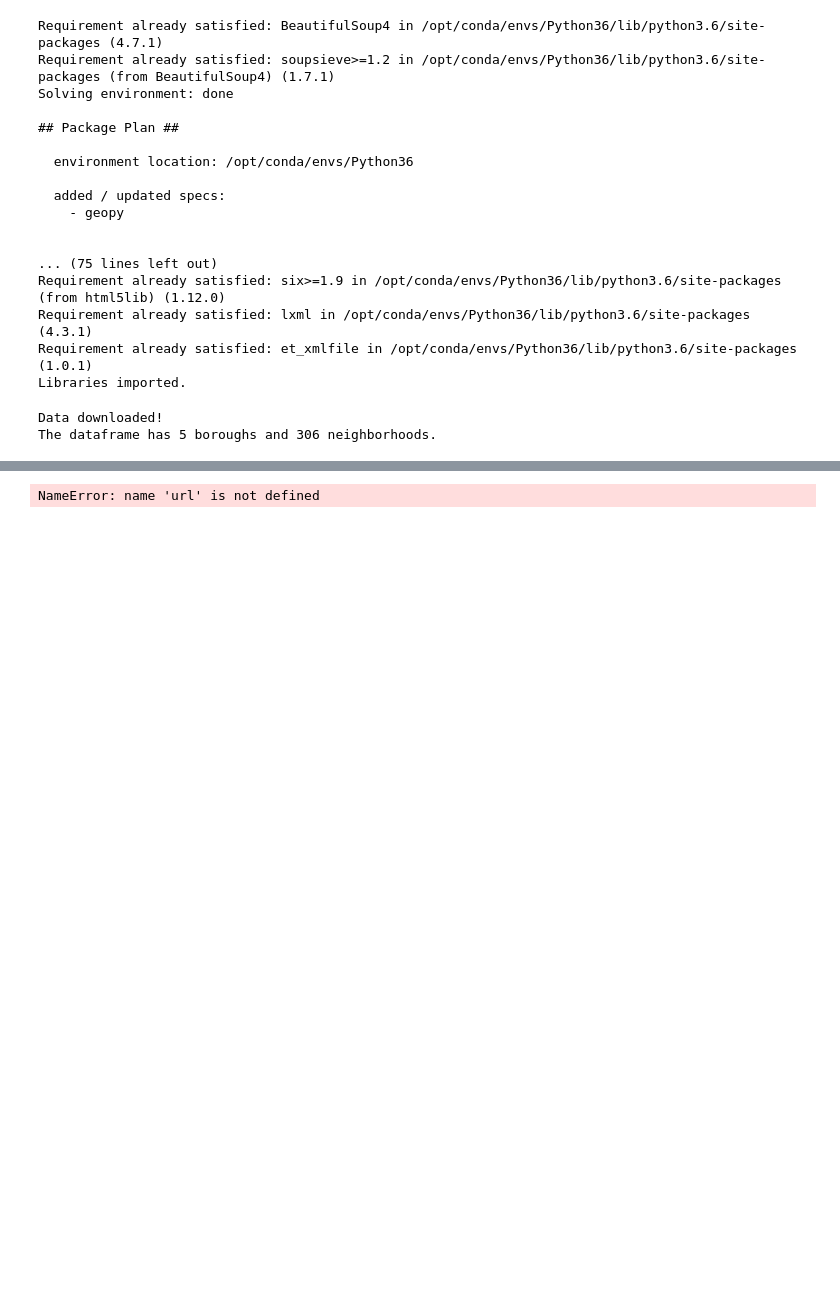
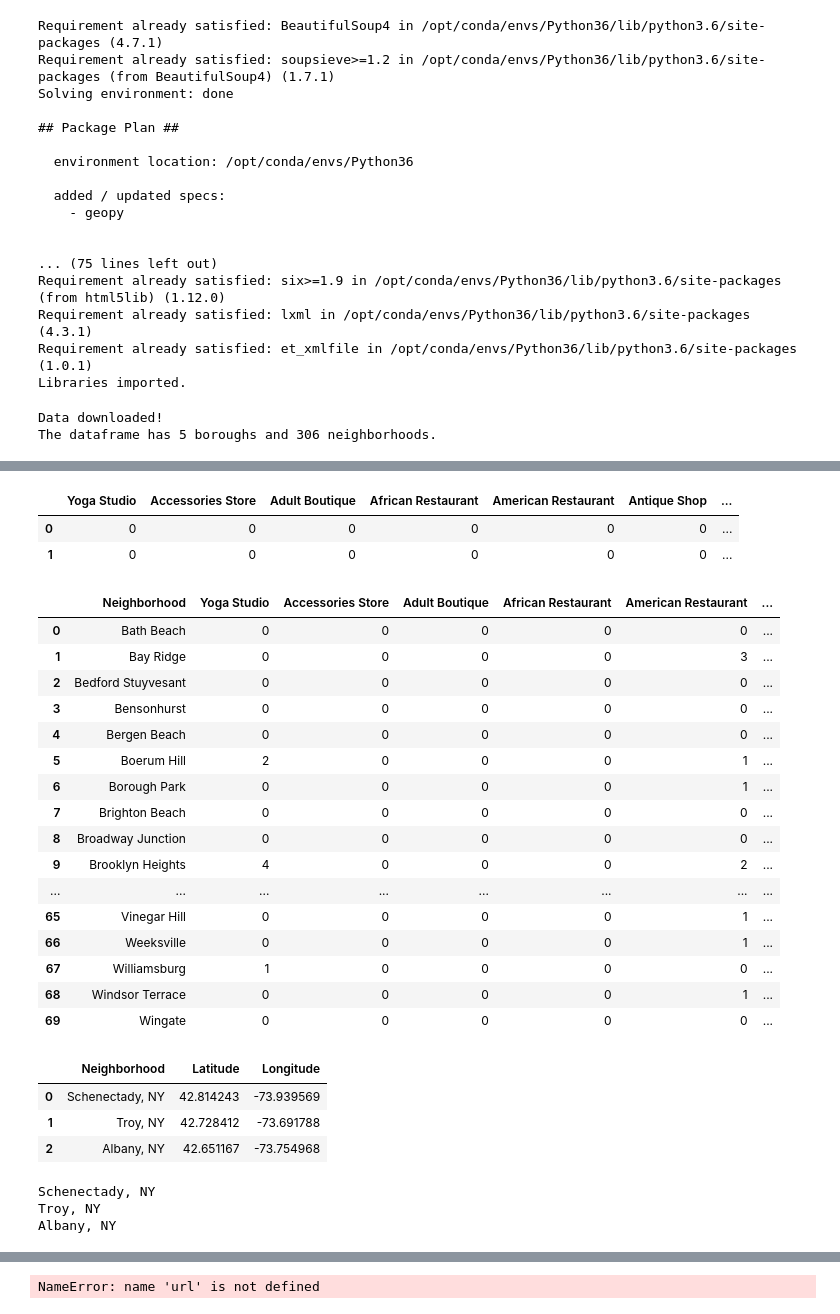
Before and after one commit to stryder518/Data_Science_Capstone, a Jupyter notebook: Data Science Capstone.ipynb, the cells around one changed output, grey strips where cells are left out. Saved outputs shown, nothing was run; the diff lists cells and outputs as text; code cells hidden in the pictures; blank space fills up the shorter version.

Commit message:
Published from Watson Studio.

```diff
--- a/Data Science Capstone.ipynb
+++ b/Data Science Capstone.ipynb
@@ -194,0 +242,4 @@ The geograpical coordinate of Brooklyn are 40.6501038, -73.9495823.
+# %%
+bk_venues = getNearbyVenues(names=brooklyn_data['Neighborhood'],
+                                   latitudes=brooklyn_data['Latitude'],
+                                   longitudes=brooklyn_data['Longitude'])
@@ -194,0 +281,63 @@ The geograpical coordinate of Brooklyn are 40.6501038, -73.9495823.
+# %%
+#Clean the BK Data.
+# one hot encoding
+bk_onehot = pd.get_dummies(bk_venues[['Venue Category']], prefix="", prefix_sep="") ##this is important.
+
+# add neighborhood column back to dataframe
+bk_onehot['Neighborhood'] = bk_venues['Neighborhood']
+
+# move neighborhood column to the first column
+fixed_columns = [bk_onehot.columns[-1]] + list(bk_onehot.columns[:-1])
+bk_onehot = bk_onehot[fixed_columns]
+
+bk_onehot.head(2)
+# %% [output]
+|  | Yoga Studio | Accessories Store | Adult Boutique | African Restaurant | American Restaurant | Antique Shop | ... |
+| 0 | 0 | 0 | 0 | 0 | 0 | 0 | ... |
+| 1 | 0 | 0 | 0 | 0 | 0 | 0 | ... |
+# %%
+bk_grouped = bk_onehot.groupby('Neighborhood').sum().reset_index() #each of these means is the total number of all venues on the denominaotr and the # of that venue type as the numerator.  e.g. (1/66)
+bk_grouped
+# %% [output]
+|  | Neighborhood | Yoga Studio | Accessories Store | Adult Boutique | African Restaurant | American Restaurant | ... |
+| 0 | Bath Beach | 0 | 0 | 0 | 0 | 0 | ... |
+| 1 | Bay Ridge | 0 | 0 | 0 | 0 | 3 | ... |
+| 2 | Bedford Stuyvesant | 0 | 0 | 0 | 0 | 0 | ... |
+| 3 | Bensonhurst | 0 | 0 | 0 | 0 | 0 | ... |
+| 4 | Bergen Beach | 0 | 0 | 0 | 0 | 0 | ... |
+| 5 | Boerum Hill | 2 | 0 | 0 | 0 | 1 | ... |
+| 6 | Borough Park | 0 | 0 | 0 | 0 | 1 | ... |
+| 7 | Brighton Beach | 0 | 0 | 0 | 0 | 0 | ... |
+| 8 | Broadway Junction | 0 | 0 | 0 | 0 | 0 | ... |
+| 9 | Brooklyn Heights | 4 | 0 | 0 | 0 | 2 | ... |
+| ... | ... | ... | ... | ... | ... | ... | ... |
+| 65 | Vinegar Hill | 0 | 0 | 0 | 0 | 1 | ... |
+| 66 | Weeksville | 0 | 0 | 0 | 0 | 1 | ... |
+| 67 | Williamsburg | 1 | 0 | 0 | 0 | 0 | ... |
+| 68 | Windsor Terrace | 0 | 0 | 0 | 0 | 1 | ... |
+| 69 | Wingate | 0 | 0 | 0 | 0 | 0 | ... |
+# %%
+#Get New York Data
+
+ny_addys = ['Schenectady, NY', 'Troy, NY', 'Albany, NY']
+ny_lats = []
+ny_long = []
+
+for i in range(0,3) :
+    geolocator = Nominatim(user_agent="ny_explorer")
+    location = geolocator.geocode(ny_addys[i])
+    latitude = location.latitude
+    longitude = location.longitude
+    ny_lats.append(latitude)
+    ny_long.append(longitude)
+
+    #print('The geograpical coordinate of {} are {}, {}.'.format(ny_addys[i],latitude, longitude))
+
+#create a neighborhood dataframe out of the information used to search for lat longs. Going to use this to search the Foursquare API.
+upstate = pd.DataFrame({'Neighborhood': ny_addys, 'Latitude': ny_lats, 'Longitude': ny_long})
+upstate.head(3)
+# %% [output]
+|  | Neighborhood | Latitude | Longitude |
+| 0 | Schenectady, NY | 42.814243 | -73.939569 |
+| 1 | Troy, NY | 42.728412 | -73.691788 |
+| 2 | Albany, NY | 42.651167 | -73.754968 |
@@ -194,0 +346,9 @@ The geograpical coordinate of Brooklyn are 40.6501038, -73.9495823.
+# %%
+#Get upstate, NY Venues:
+upstate_venues = getNearbyVenues(names=upstate['Neighborhood'],
+                                   latitudes=upstate['Latitude'],
+                                   longitudes=upstate['Longitude'])
+# %% [output]
+Schenectady, NY
+Troy, NY
+Albany, NY
```
Also changed, not shown: parts of 11 cells of this notebook.
